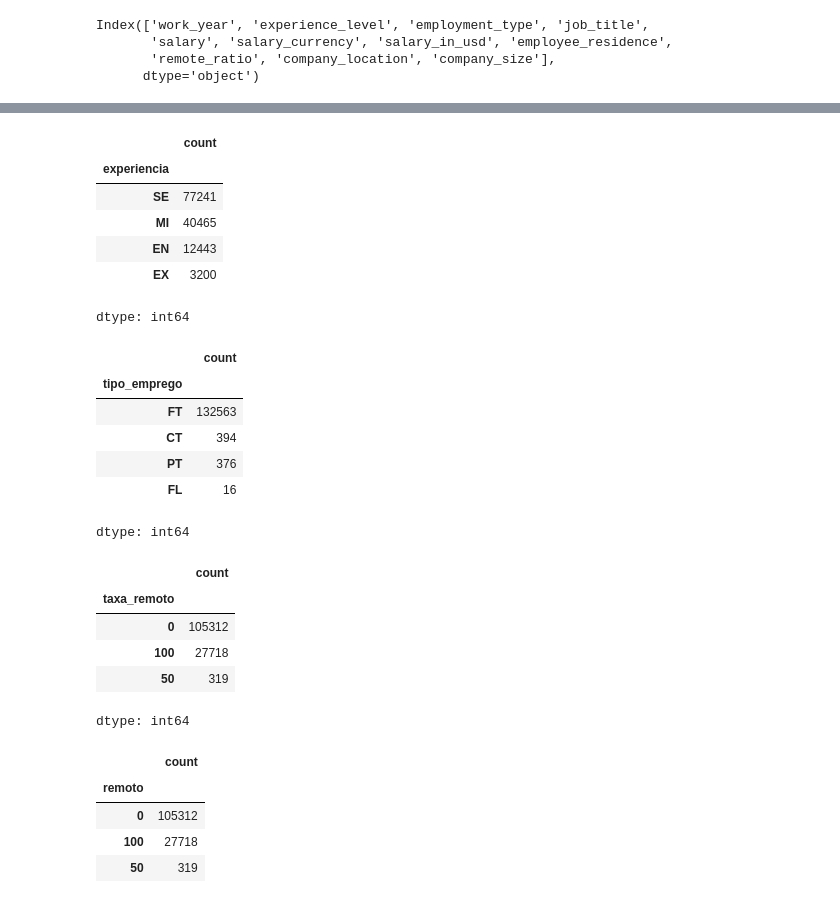
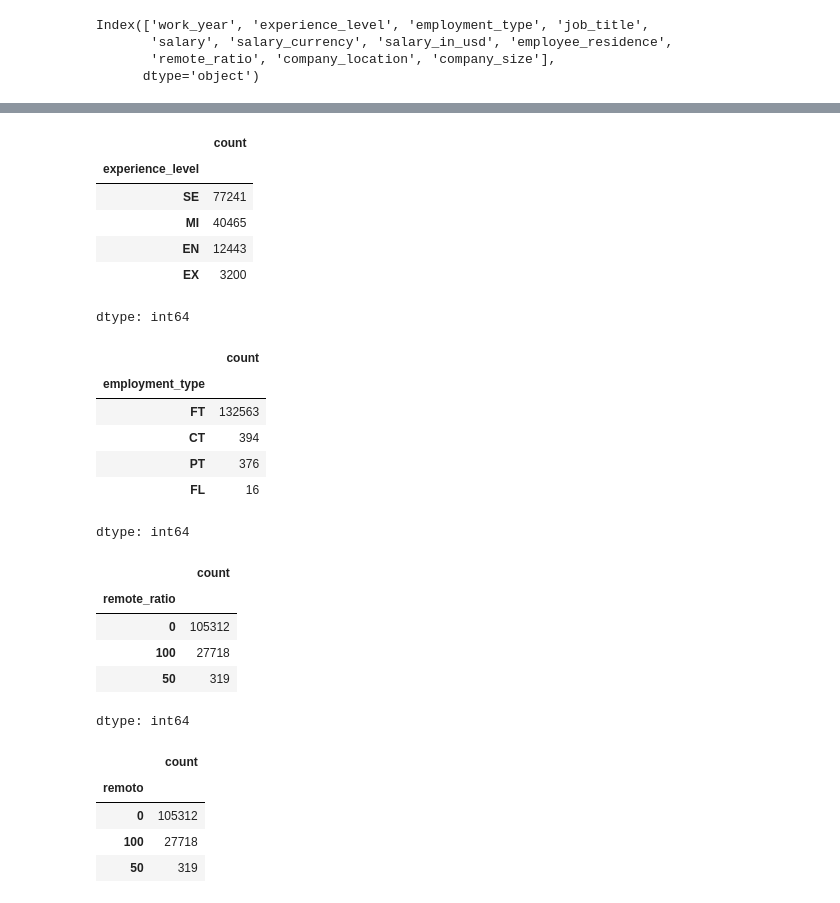
Before and after one commit to eugeniobr25/data_analysis_Python_imersao_alura, a Jupyter notebook: Imersão_dados_com_Python_Alura_Agosto_2025.ipynb, the cells around one changed output, grey strips where cells are left out. Saved outputs shown, nothing was run; the diff lists cells and outputs as text; code cells hidden in the pictures.

```diff
--- a/Imersão_dados_com_Python_Alura_Agosto_2025.ipynb
+++ b/Imersão_dados_com_Python_Alura_Agosto_2025.ipynb
@@ -75,29 +75,29 @@ Index(['adimissao', 'experiencia', 'tipo_emprego', 'cargo', 'salario',
       dtype='object')
 # %%
-df['experiencia'].value_counts()
+df['experience_level'].value_counts()
 # %% [output]
 |  | count |
-| experiencia |  |
+| experience_level |  |
 | SE | 77241 |
 | MI | 40465 |
 | EN | 12443 |
 | EX | 3200 |
 dtype: int64
 # %%
-df['tipo_emprego'].value_counts()
+df['employment_type'].value_counts()
 # %% [output]
 |  | count |
-| tipo_emprego |  |
+| employment_type |  |
 | FT | 132563 |
 | CT | 394 |
 | PT | 376 |
 | FL | 16 |
 dtype: int64
 # %%
-df['taxa_remoto'].value_counts()
+df['remote_ratio'].value_counts()
 # %% [output]
 |  | count |
-| taxa_remoto |  |
+| remote_ratio |  |
 | 0 | 105312 |
 | 100 | 27718 |
 | 50 | 319 |
```
Also changed, not shown: parts of 14 cells of this notebook.
